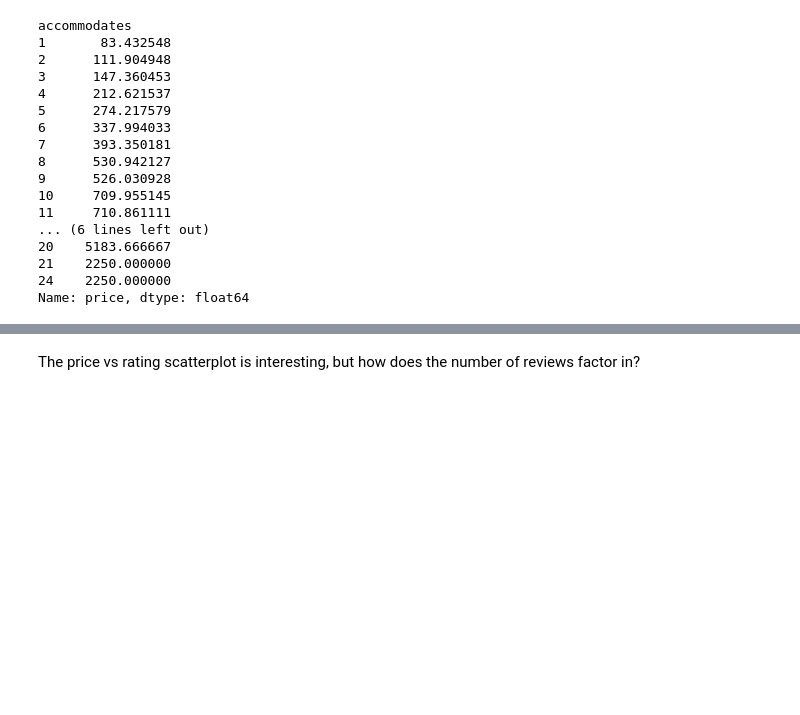
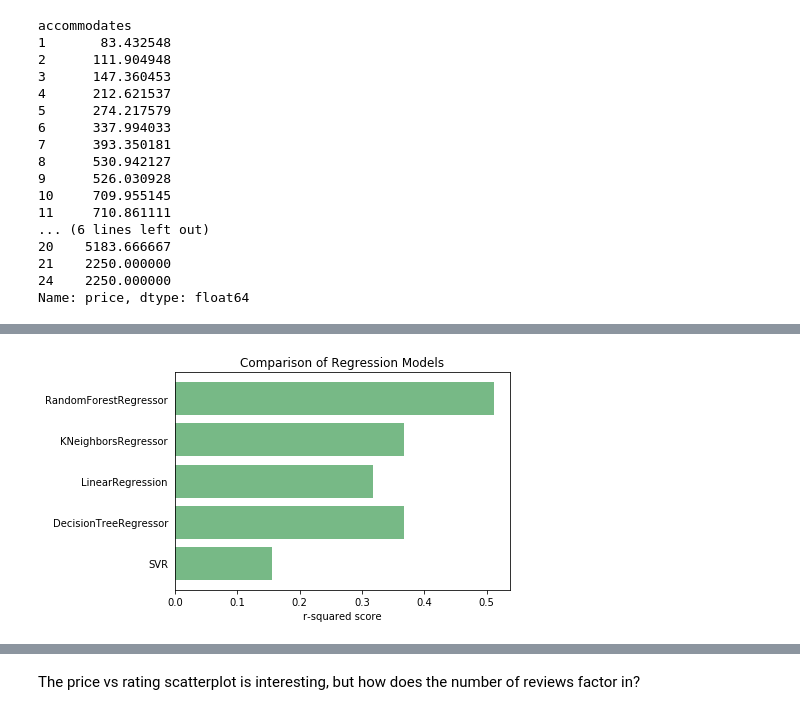
Before and after one commit to daniel-codes/airbnb-austin-tx, a Jupyter notebook: airbnb_austin_tx.ipynb, the cells around one changed output, grey strips where cells are left out. Saved outputs shown, nothing was run; the diff lists cells and outputs as text; code cells hidden in the pictures; blank space fills up the shorter version.

```diff
--- a/airbnb_austin_tx.ipynb
+++ b/airbnb_austin_tx.ipynb
@@ -456,0 +612,14 @@ fig.savefig('images/ratings_vs_price.png')
+# %%
+fig, ax = plt.subplots()
+
+ind = range(len(results))
+ax.barh(ind, list(results.values()), align='center',
+        color = '#55a868', alpha=0.8)
+ax.set_yticks(ind)
+ax.set_yticklabels(results.keys())
+ax.set_xlabel('r-squared score')
+ax.tick_params(left=False, top=False, right=False)
+ax.set_title('Comparison of Regression Models')
+fig.savefig('images/compare_models.png', bbox_inches = 'tight')
+# %% [output]
+[figure, added]
```
Also changed, not shown: parts of 84 cells of this notebook.
